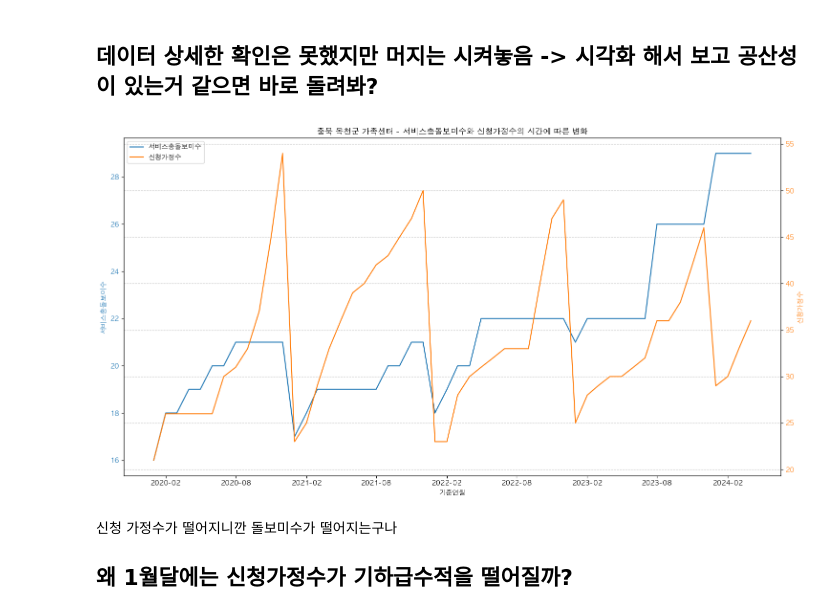
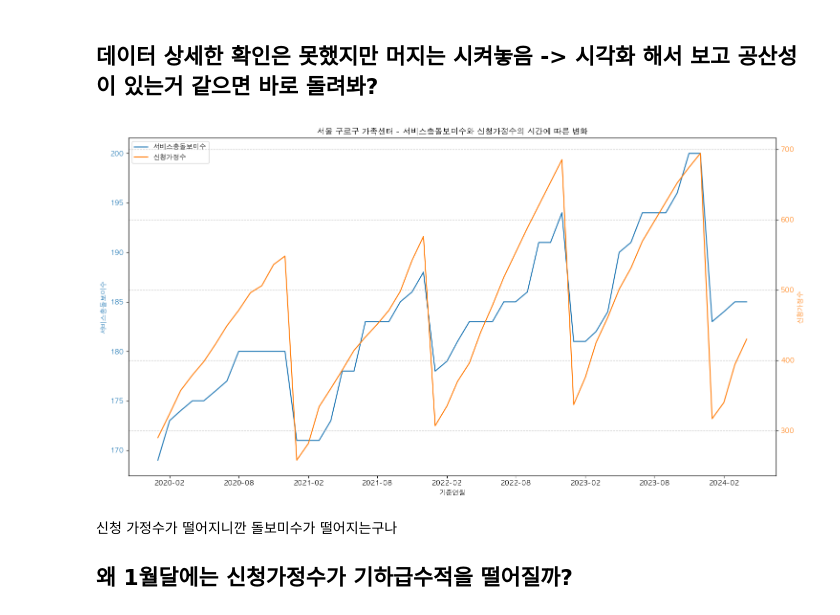
Before and after one commit to CodeArt-Team/MLcompetetion, a Jupyter notebook: 공모전/서울GovTech/돌봄서비스/데이터 읽어오기_jihwan.ipynb, the cells around one changed output. Drawn from its saved outputs; the diff is of its cells as text; code cells hidden in the pictures.

```diff
--- a/공모전/서울GovTech/돌봄서비스/데이터 읽어오기_jihwan.ipynb
+++ b/공모전/서울GovTech/돌봄서비스/데이터 읽어오기_jihwan.ipynb
@@ -625,7 +625,7 @@ merged_data['기준연월'] = pd.to_datetime(merged_data['기준연월'], format
 
 # 여기에 특정 기관 선택 코드를 넣습니다
 # 특정 기관 선택
-selected_agency = '충북 옥천군 가족센터'
+selected_agency = '서울 구로구 가족센터'
 filtered_data = merged_data[merged_data['아이돌봄기관명'] == selected_agency]
 
 # 데이터 정렬 (이제 filtered_data를 사용합니다)
@@ -638,34 +638,34 @@ fig, ax1 = plt.subplots(figsize=(15, 8))
 color = 'tab:blue'
 ax1.set_xlabel('기준연월')
 ax1.set_ylabel('서비스총돌보미수', color=color)
 ax1.plot(filtered_data['기준연월'], filtered_data['서비스총돌보미수'], color=color, label='서비스총돌보미수')
 ax1.tick_params(axis='y', labelcolor=color)
 
 # 신청가정수 그래프 (오른쪽 y축)
 ax2 = ax1.twinx()
 color = 'tab:orange'
 ax2.set_ylabel('신청가정수', color=color)
 ax2.plot(filtered_data['기준연월'], filtered_data['신청가정수'], color=color, label='신청가정수')
 ax2.tick_params(axis='y', labelcolor=color)
 
 # 제목 설정 (선택한 기관명 포함)
 plt.title(f'{selected_agency} - 서비스총돌보미수와 신청가정수의 시간에 따른 변화')
 
 # 범례 설정
 lines1, labels1 = ax1.get_legend_handles_labels()
 lines2, labels2 = ax2.get_legend_handles_labels()
 ax1.legend(lines1 + lines2, labels1 + labels2, loc='upper left')
 
 # x축 날짜 포맷 설정
 plt.gca().xaxis.set_major_formatter(plt.matplotlib.dates.DateFormatter('%Y-%m'))
 plt.gca().xaxis.set_major_locator(plt.matplotlib.dates.MonthLocator(interval=6))
 
 plt.xticks(rotation=45)
 plt.grid(True, linestyle='--', alpha=0.7)
 plt.tight_layout()
 plt.show()
 # %% [output]
-[figure, old version]
+[figure, new version]
 # %% [markdown]
 신청 가정수가 떨어지니깐 돌보미수가 떨어지는구나
 ## 왜 1월달에는 신청가정수가 기하급수적을 떨어질까?
```
Also changed, not shown: parts of 32 cells of this notebook, 12 other files.
